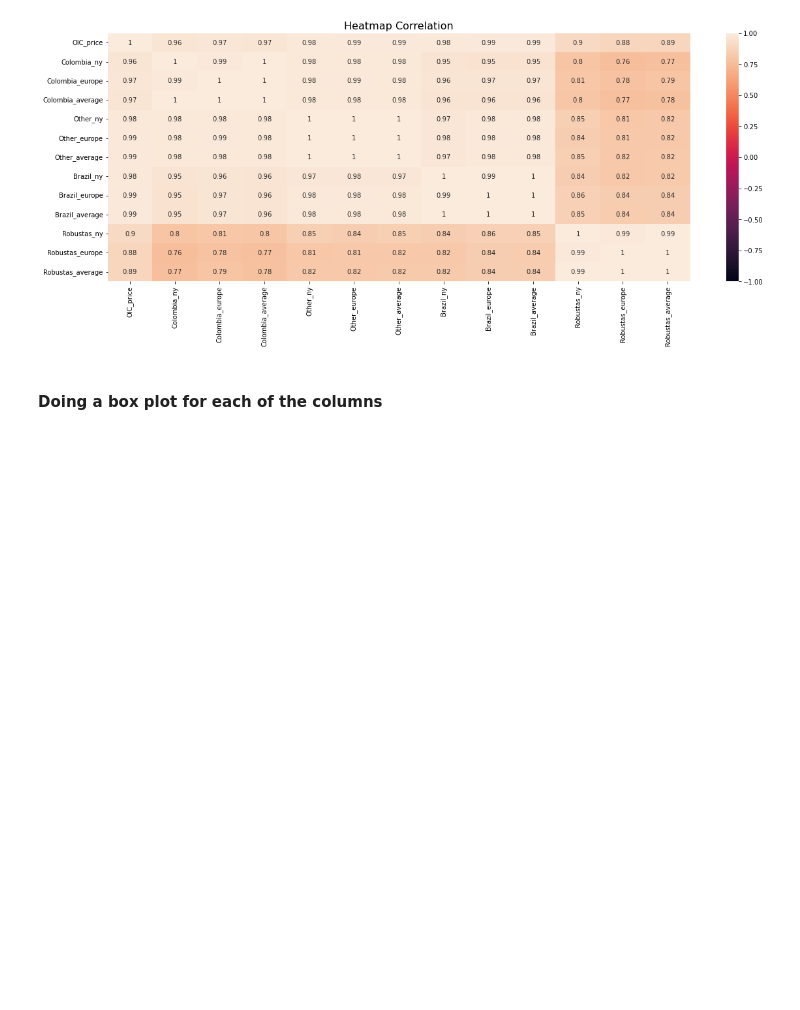
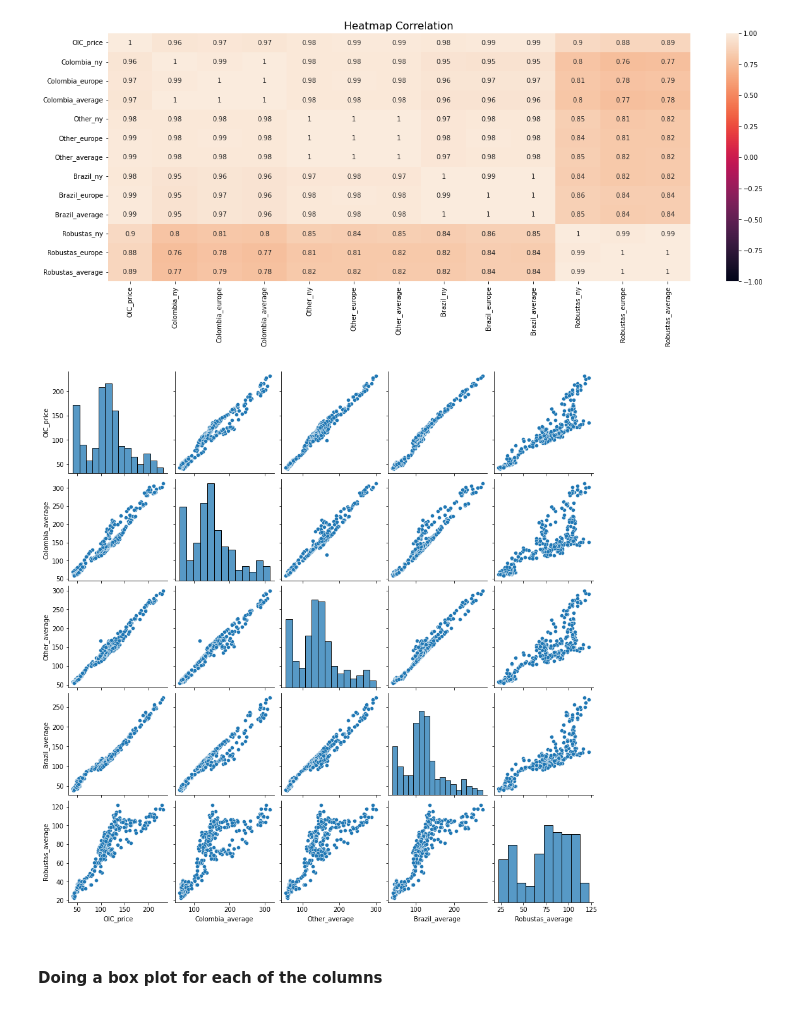
Before and after one commit to montwa/Ryerson, a Jupyter notebook: Coffee Price Regression Analysis.ipynb, the cells around one changed output. Cells and saved outputs as stored; diff of their text form; code cells hidden in the pictures; blank space fills up the shorter version.

```diff
--- a/Coffee Price Regression Analysis.ipynb
+++ b/Coffee Price Regression Analysis.ipynb
@@ -146,6 +146,11 @@ hm.set_title('Heatmap Correlation', fontdict = {'fontsize':16})
 # %% [output]
 Text(0.5, 1.0, 'Heatmap Correlation')
 [figure]
+# %%
+# Doing a scatter plot matrix just with the average columns
+sns.pairplot(eda[['OIC_price', 'Colombia_average', 'Other_average', 'Brazil_average', 'Robustas_average']]);
+# %% [output]
+[figure, added]
 # %% [markdown]
 #### Doing a box plot for each of the columns
 # %%
```
Also changed, not shown: parts of 48 cells of this notebook, 3 other files.
